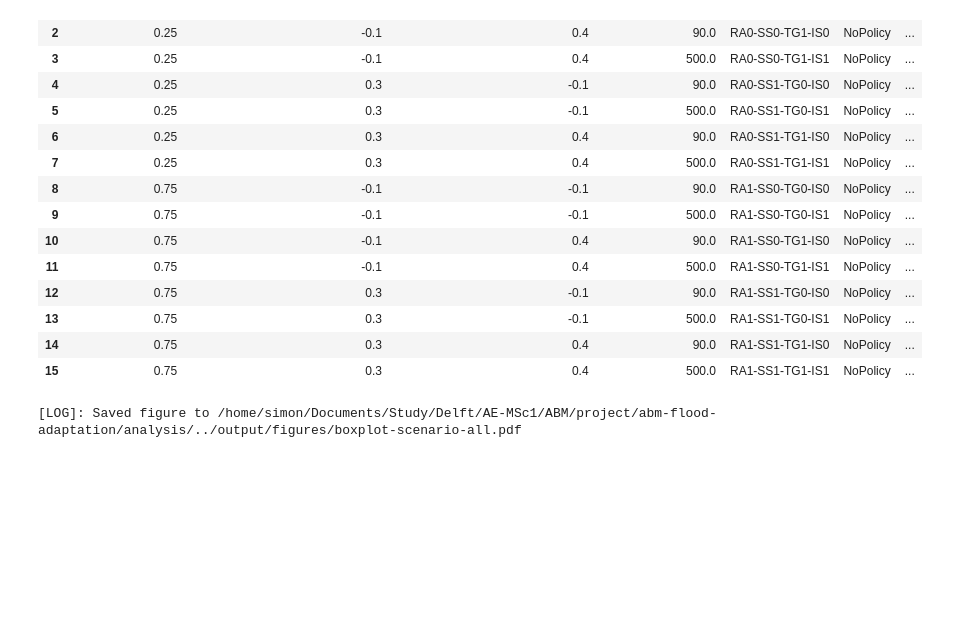
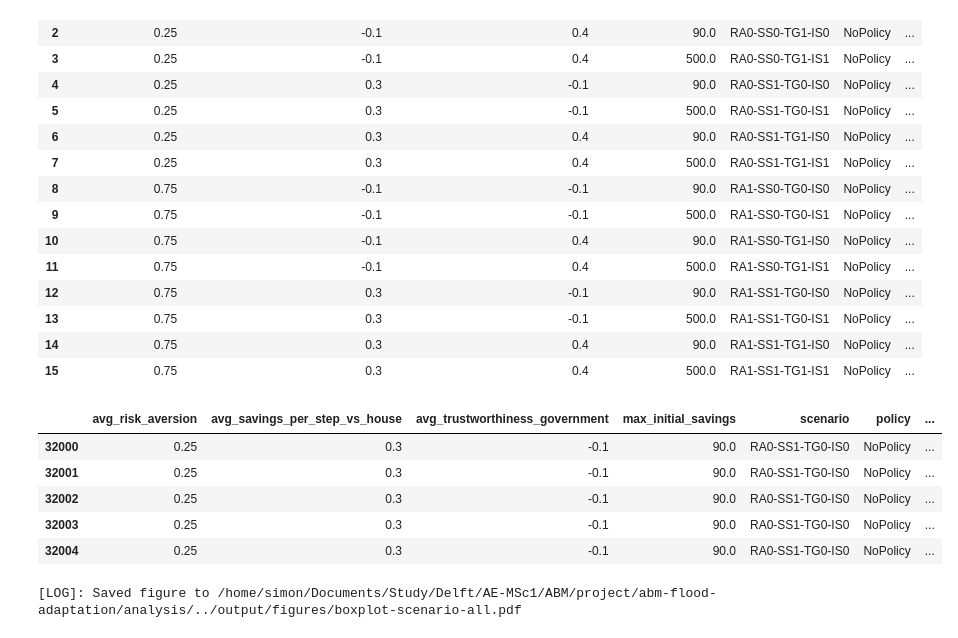
Before and after one commit to simon-van-hulle/abm-flood-adaptation, a Jupyter notebook: analysis/analyse.ipynb, the cells around one changed output. Drawn from its saved outputs; the diff is of its cells as text; code cells hidden in the pictures; blank space fills up the shorter version.

```diff
--- a/analysis/analyse.ipynb
+++ b/analysis/analyse.ipynb
@@ -108,20 +108,29 @@ Analysing 64 scenarios, with policies ['NoPolicy', 'Info', 'Subsidy', 'Info + Su
 # %%
 # Usefull Dataframes
 flat_dict=  {k: v.flatten() for k, v in data.items()}
 df_all = pd.DataFrame(np.repeat(experiments.values, n_replications*n_timesteps, axis=0), columns=experiments.columns)
 df_all["time"]= np.array([i for j in range(n_replications * n_scenarios)  for i in range(n_timesteps)])
 df_all = df_all.join(pd.DataFrame(flat_dict))
 
 # Mean of the scenarios
 df_scenario_mean = df_all.groupby(["policy", "scenario", "time"])[["TotalAdapted"]].mean()
 
 # df_all = df_all[df_all["avg_savings_per_step_vs_house"] > 0.25]
 # df_all = df_all[df_all["scenario"] == 1]
 # df_all.head()
 
 # df_all = df_all[df_all["scenario"].isin([0,5,6,8])]
 adapting_scenarios = [scenario_name(i) for i in [4,5,6,7,12,13,14,15]]
 df_all_adapt = df_all[df_all["scenario"].isin(adapting_scenarios)]
+
+df_all_adapt.head()
+# %% [output]
+|  | avg_risk_aversion | avg_savings_per_step_vs_house | avg_trustworthiness_government | max_initial_savings | scenario | policy | ... |
+| 32000 | 0.25 | 0.3 | -0.1 | 90.0 | RA0-SS1-TG0-IS0 | NoPolicy | ... |
+| 32001 | 0.25 | 0.3 | -0.1 | 90.0 | RA0-SS1-TG0-IS0 | NoPolicy | ... |
+| 32002 | 0.25 | 0.3 | -0.1 | 90.0 | RA0-SS1-TG0-IS0 | NoPolicy | ... |
+| 32003 | 0.25 | 0.3 | -0.1 | 90.0 | RA0-SS1-TG0-IS0 | NoPolicy | ... |
+| 32004 | 0.25 | 0.3 | -0.1 | 90.0 | RA0-SS1-TG0-IS0 | NoPolicy | ... |
 # %%
 # sns.boxplot(x="policy", y="TotalAdapted", hue="scenario", data=df_all)
 plt.figure(figsize=(10, 4))
```
Also changed, not shown: parts of 2 cells of this notebook.
